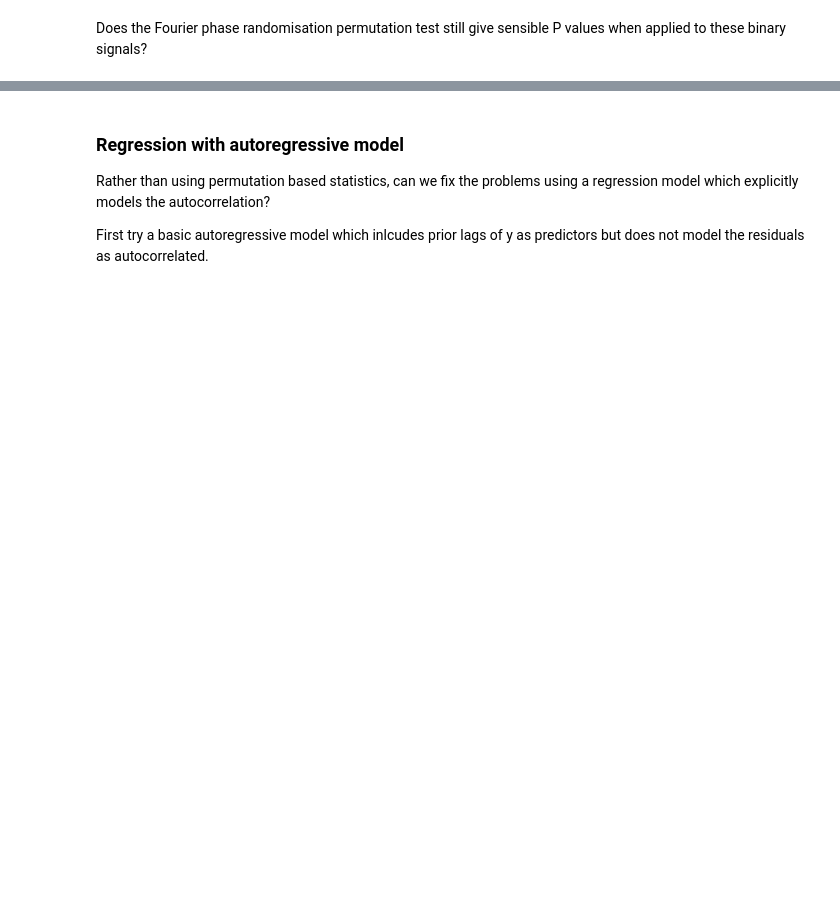
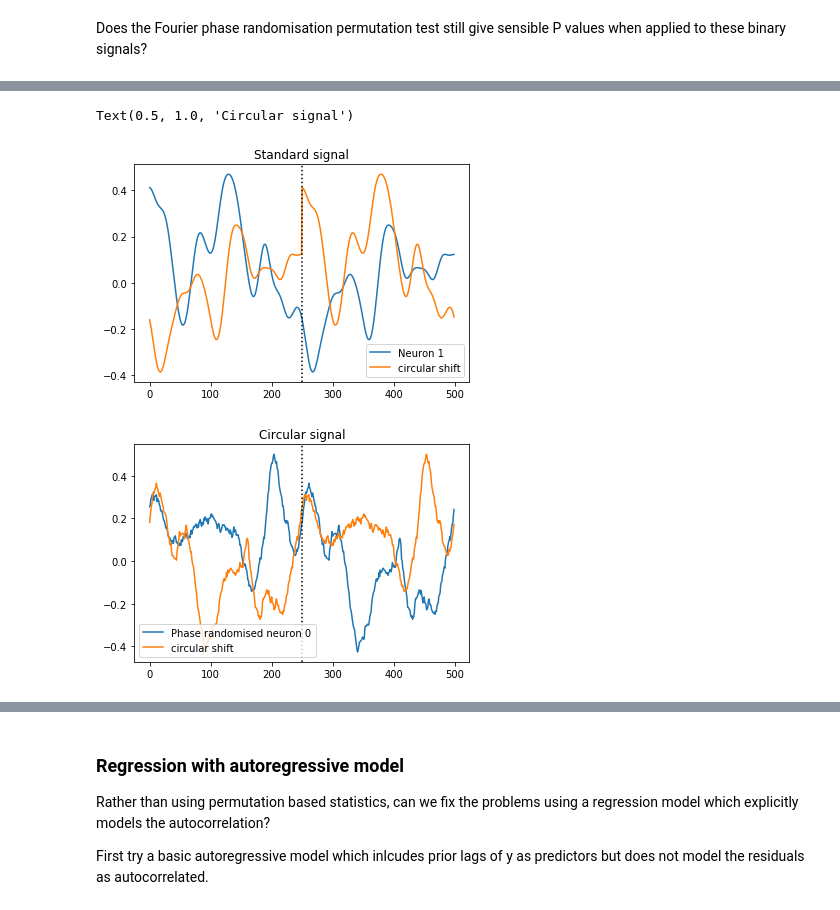
Before and after one commit to ThomasAkam/Regression_autocorrelation, a Jupyter notebook: Regression autocorrelation correction.ipynb, the cells around one changed output, grey strips where cells are left out. Cells and saved outputs as stored; diff of their text form; code cells hidden in the pictures; blank space fills up the shorter version.

```diff
--- a/Regression autocorrelation correction.ipynb
+++ b/Regression autocorrelation correction.ipynb
@@ -224,0 +238,23 @@ It turns out that the phase randomisation permutation works just as well with th
+# %%
+x = a_cor[1,:]
+x_shift = np.roll(x,250)
+
+plt.plot(x, label='Neuron 1')
+plt.plot(x_shift,label='circular shift' )
+plt.axvline(250, color='k', linestyle=':')
+plt.legend()
+plt.title('Standard signal')
+
+x_pr = randomise_phase(a_cor[1,:])
+x_pr_shift = np.roll(x_pr,250)
+
+plt.figure()
+plt.plot(x_pr, label='Phase randomised neuron 0')
+plt.plot(x_pr_shift,label='circular shift' )
+plt.axvline(250, color='k', linestyle=':')
+plt.legend(loc='lower left')
+plt.title('Circular signal')
+# %% [output]
+Text(0.5, 1.0, 'Circular signal')
+[figure, added]
+[figure, added]
```
Also changed, not shown: parts of 29 cells of this notebook.
